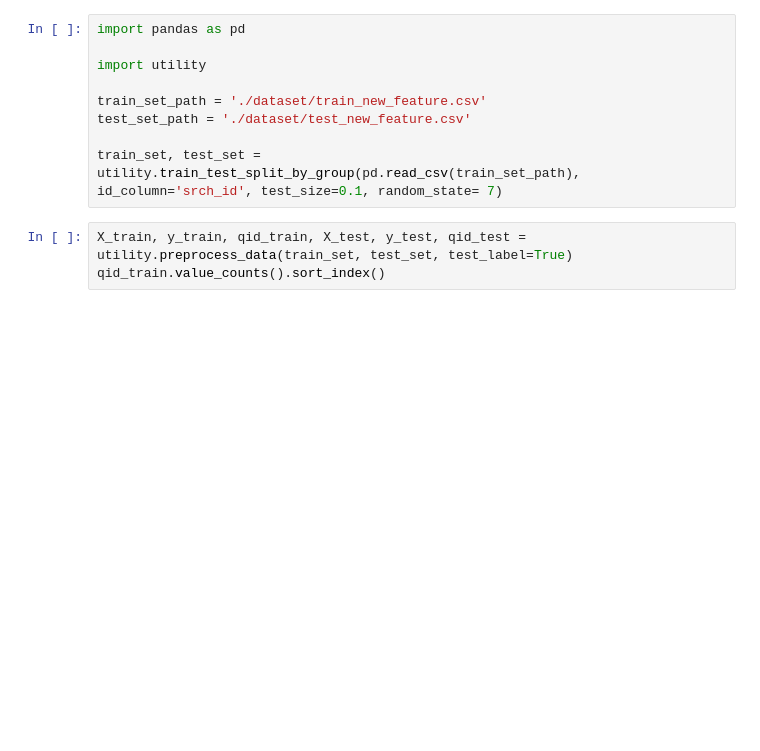
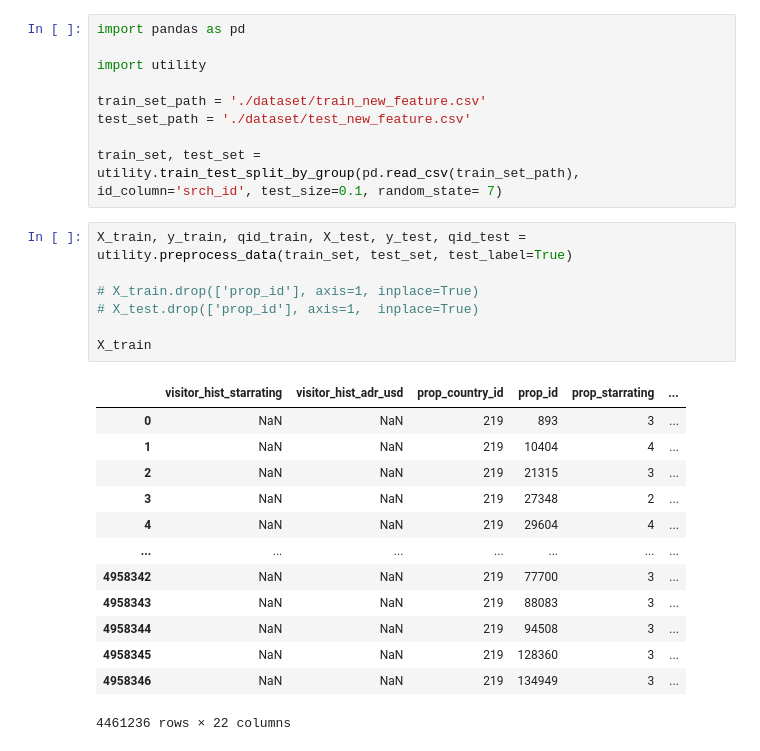
Before and after one commit to Leodom01/X_400108-DataMiningTechniques, a Jupyter notebook: validation.ipynb, the cells around one changed output. Drawn from its saved outputs; the diff is of its cells as text; blank space fills up the shorter version.

```diff
--- a/validation.ipynb
+++ b/validation.ipynb
@@ -9,7 +9,25 @@ test_set_path = './dataset/test_new_feature.csv'
 train_set, test_set = utility.train_test_split_by_group(pd.read_csv(train_set_path), id_column='srch_id', test_size=0.1, random_state= 7)
 # %%
 X_train, y_train, qid_train, X_test, y_test, qid_test = utility.preprocess_data(train_set, test_set, test_label=True)
-qid_train.value_counts().sort_index()
+
+# X_train.drop(['prop_id'], axis=1, inplace=True)
+# X_test.drop(['prop_id'], axis=1,  inplace=True)
+
+X_train
+# %% [output]
+|  | visitor_hist_starrating | visitor_hist_adr_usd | prop_country_id | prop_id | prop_starrating | ... |
+| 0 | NaN | NaN | 219 | 893 | 3 | ... |
+| 1 | NaN | NaN | 219 | 10404 | 4 | ... |
+| 2 | NaN | NaN | 219 | 21315 | 3 | ... |
+| 3 | NaN | NaN | 219 | 27348 | 2 | ... |
+| 4 | NaN | NaN | 219 | 29604 | 4 | ... |
+| ... | ... | ... | ... | ... | ... | ... |
+| 4958342 | NaN | NaN | 219 | 77700 | 3 | ... |
+| 4958343 | NaN | NaN | 219 | 88083 | 3 | ... |
+| 4958344 | NaN | NaN | 219 | 94508 | 3 | ... |
+| 4958345 | NaN | NaN | 219 | 128360 | 3 | ... |
+| 4958346 | NaN | NaN | 219 | 134949 | 3 | ... |
+4461236 rows × 22 columns
 # %%
 params = {
     "objective": "lambdarank",
```
Also changed, not shown: parts of 3 cells of this notebook, 1 other file.
